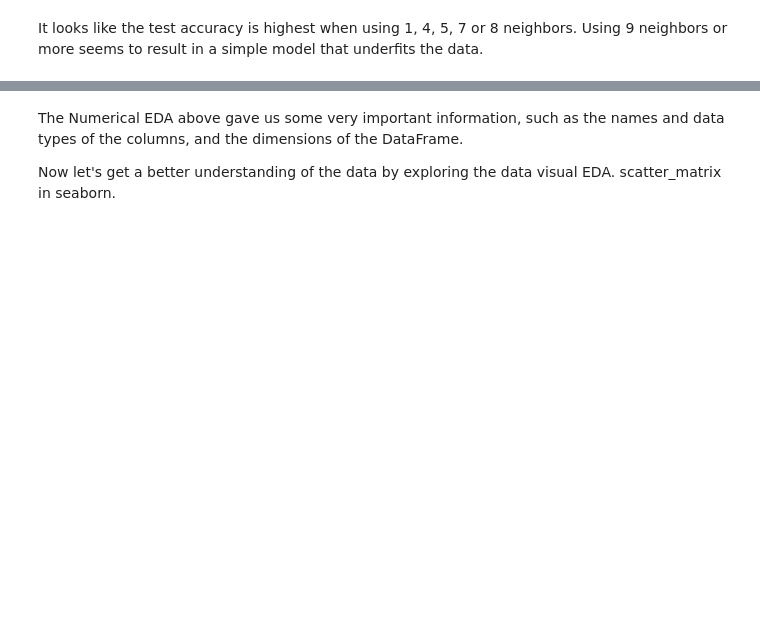
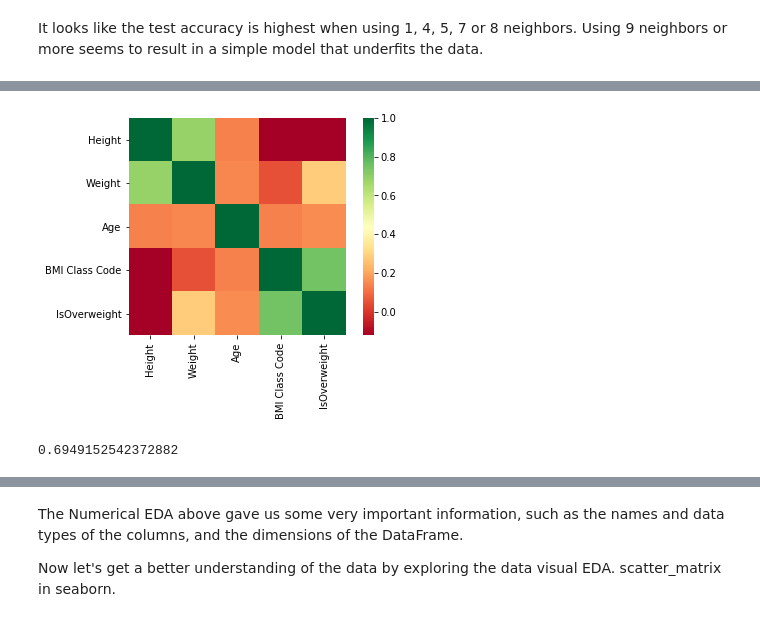
Before and after one commit to SQLDataNinja/pyDataScienceAdventure, a Jupyter notebook: PythonProgramming_SciKit-Learn.ipynb, the cells around one changed output, grey strips where cells are left out. Drawn from its saved outputs; the diff is of its cells as text; code cells hidden in the pictures; blank space fills up the shorter version.

```diff
--- a/PythonProgramming_SciKit-Learn.ipynb
+++ b/PythonProgramming_SciKit-Learn.ipynb
@@ -357,0 +390,6 @@ print(knn.score(X_test, y_test))
+# %%
+# Feature Engineering
+df_roster_newfeats = df_roster_filtered.copy()
+
+df_roster_newfeats['IsOverweight'] = df_roster_newfeats['BMI Class'].apply(lambda x: int(x != 'Normal' and x != 'Underweight'))
+df_roster_newfeats.head()
@@ -357,0 +403,3 @@ print(knn.score(X_test, y_test))
+# %%
+df_roster_newfeats['BMI Class Code'] = df_roster_newfeats['BMI Class'].astype('category').cat.codes
+df_roster_newfeats.head()
@@ -357,0 +413,3 @@ print(knn.score(X_test, y_test))
+# %%
+df_roster_data = df_roster_newfeats[['Height', 'Weight', 'Age', 'BMI Class Code','IsOverweight']]
+df_roster_data.head()
@@ -357,0 +423,21 @@ print(knn.score(X_test, y_test))
+# %%
+sns.heatmap(df_roster_data.corr(), square=True, cmap='RdYlGn')
+plt.show()
+# %% [output]
+[figure, added]
+# %%
+# Splits the data into 70% train & 30% test data, 4 arrays are produced: X_train, X_test, y_train, y_test
+X_train, X_test, y_train, y_test = train_test_split(df_roster_data, np_roster_target,
+                                                    test_size=0.3, random_state=21, stratify=np_roster_target)
+
+knn = KNeighborsClassifier(n_neighbors=3)
+
+knn.fit(X_train, y_train)
+
+y_pred = knn.predict(X_test)
+
+# Calculate Accuracy of our model
+acc_score3 = knn.score(X_test, y_test)
+print(acc_score3)
+# %% [output]
+0.6949152542372882
```
Also changed, not shown: parts of 26 cells of this notebook, 1 other file.
